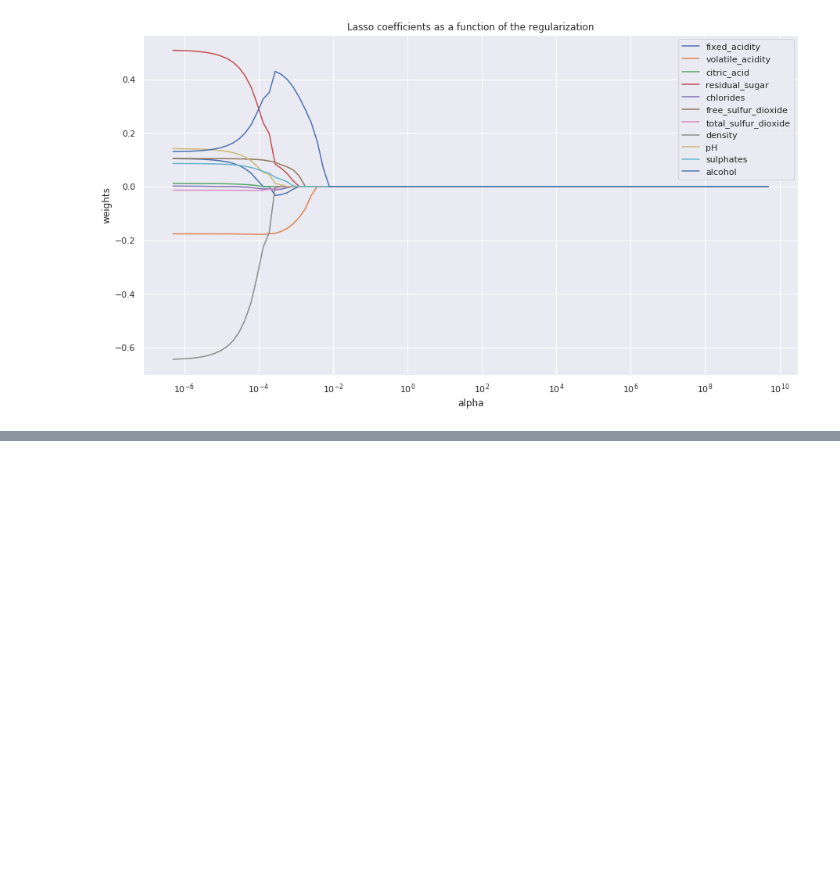
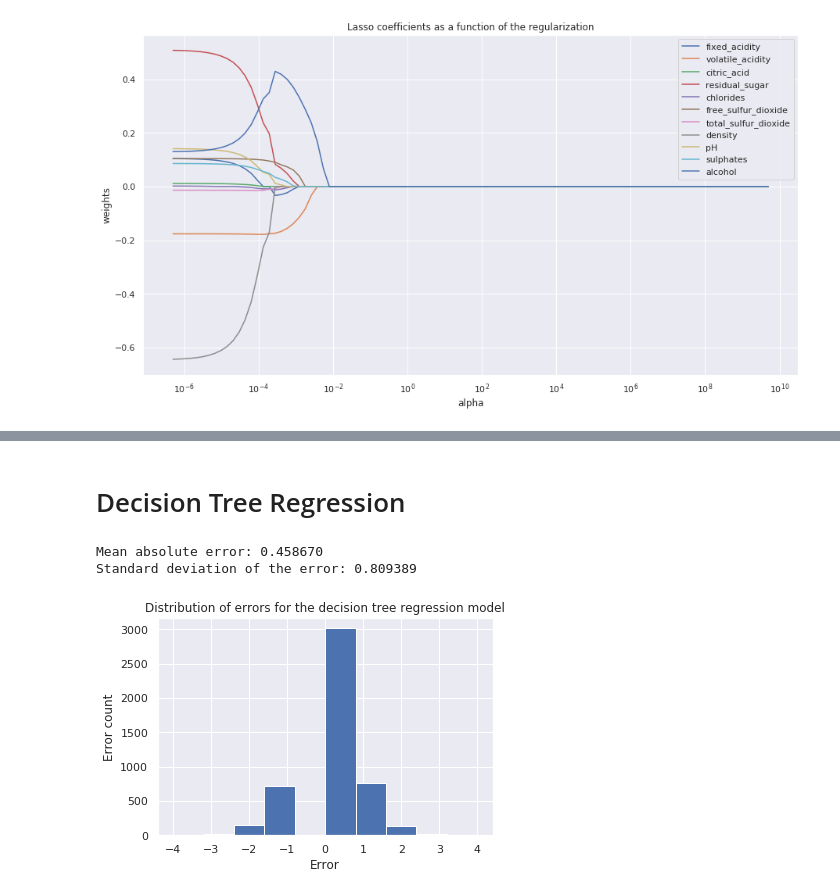
Before and after one commit to el-davo/machine-learning-assignment-2, a Jupyter notebook: main.ipynb, the cells around one changed output, grey strips where cells are left out. Cells and saved outputs as stored; diff of their text form; code cells hidden in the pictures; blank space fills up the shorter version.

```diff
--- a/main.ipynb
+++ b/main.ipynb
@@ -377,0 +384,32 @@ print(svc_param_selection(X, y, inner_cv))
+# %% [markdown]
+# Decision Tree Regression
+# %%
+X = df.drop('quality', axis='columns')  # X = features
+y = df['quality']                       # y = prediction target
+
+algorithm = DecisionTreeRegressor(random_state=0)
+
+# Use inner CV to select the best model
+inner_cv = KFold(n_splits=5, shuffle=True, random_state=0)  # K = 5
+
+clf = GridSearchCV(algorithm, {}, cv=inner_cv, n_jobs=-1)  # n_jobs=-1 uses all available CPUs = faster
+clf.fit(X, y)
+
+# Use outer CV to evaluate the error of the best model
+outer_cv = KFold(n_splits=10, shuffle=True, random_state=0)  # K = 10, doesn't have to be the same
+y_pred = cross_val_predict(clf, X, y, cv=outer_cv)
+
+# Print the results
+print('Mean absolute error: %f' % mean_absolute_error(y, y_pred))
+print('Standard deviation of the error: %f' % (y - y_pred).std())
+
+ax = (y - y_pred).hist()
+ax.set(
+    title='Distribution of errors for the decision tree regression model',
+    xlabel='Error',
+    ylabel='Error count'
+);
+# %% [output]
+Mean absolute error: 0.458670
+Standard deviation of the error: 0.809389
+[figure, added]
```
Also changed, not shown: parts of 2 cells of this notebook.
